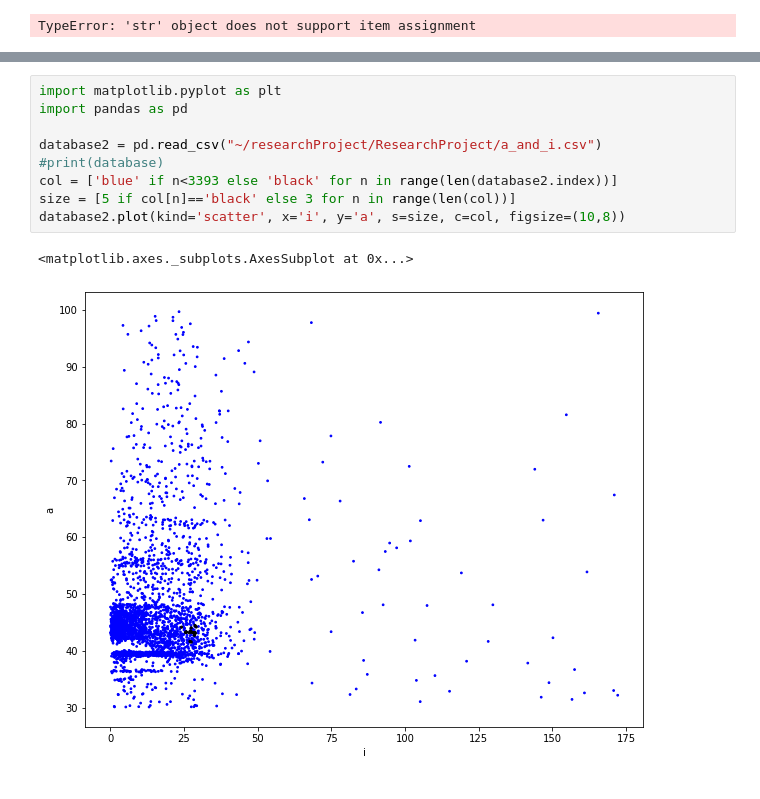
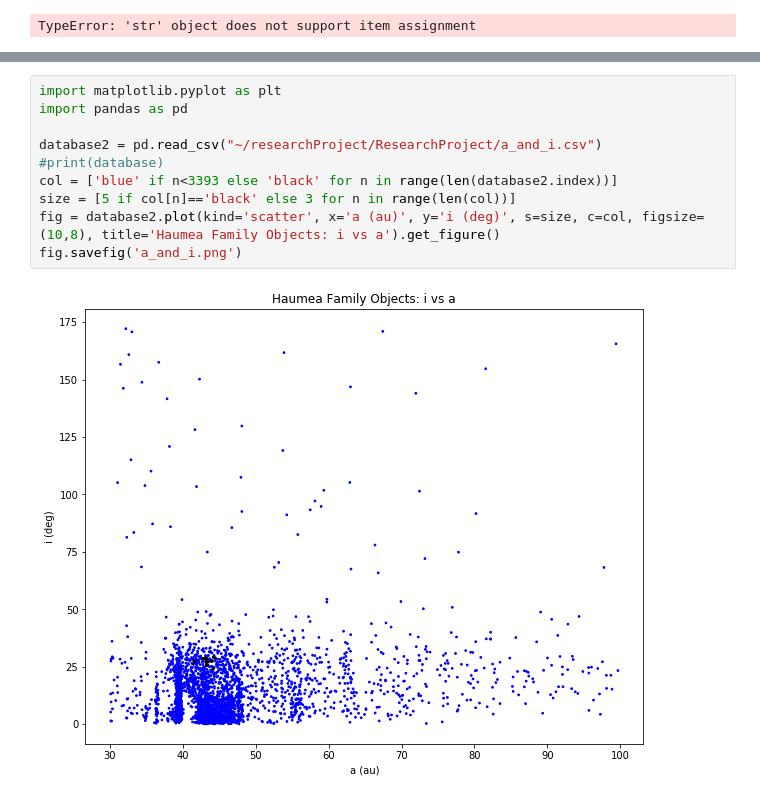
Before and after one commit to Loch64/ResearchProject, a Jupyter notebook: graphsForIntro.ipynb, the cells around one changed output, grey strips where cells are left out. Cells and saved outputs as stored; diff of their text form.

```diff
--- a/graphsForIntro.ipynb
+++ b/graphsForIntro.ipynb
@@ -220,12 +220,12 @@ database.plot(kind='scatter', x='e', y='a', s=size, c=col, figsize=(10,8))
 # %%
 import matplotlib.pyplot as plt
 import pandas as pd
 
 database2 = pd.read_csv("~/researchProject/ResearchProject/a_and_i.csv")
 #print(database)
 col = ['blue' if n<3393 else 'black' for n in range(len(database2.index))]
 size = [5 if col[n]=='black' else 3 for n in range(len(col))]
-database2.plot(kind='scatter', x='i', y='a', s=size, c=col, figsize=(10,8))
+fig = database2.plot(kind='scatter', x='a (au)', y='i (deg)', s=size, c=col, figsize=(10,8), title='Haumea Family Objects: i vs a').get_figure()
+fig.savefig('a_and_i.png')
 # %% [output]
-<matplotlib.axes._subplots.AxesSubplot at 0x...>
-[figure, old version]
+[figure, new version]
```
Also changed, not shown: parts of 1 cell of this notebook, 4 other files.
